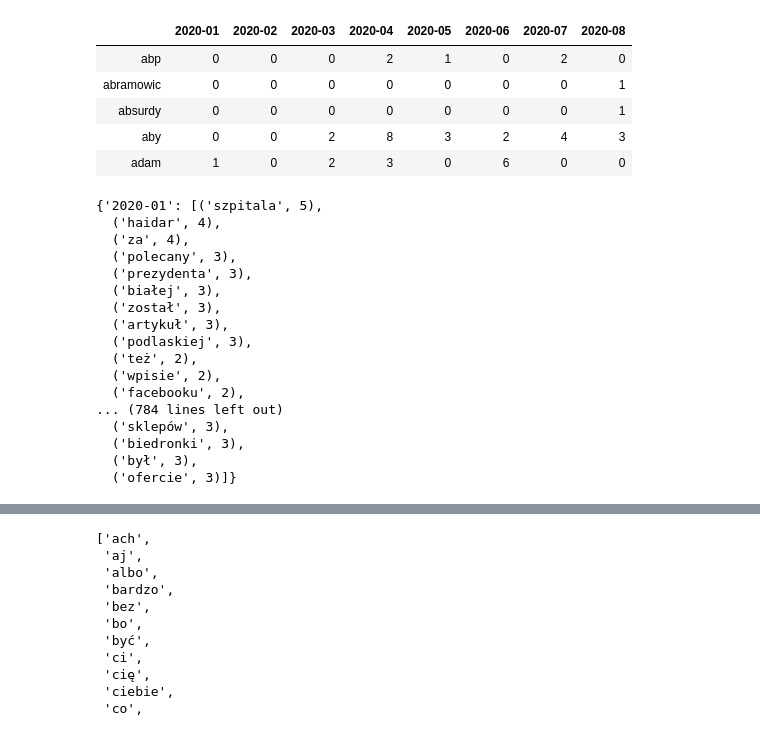
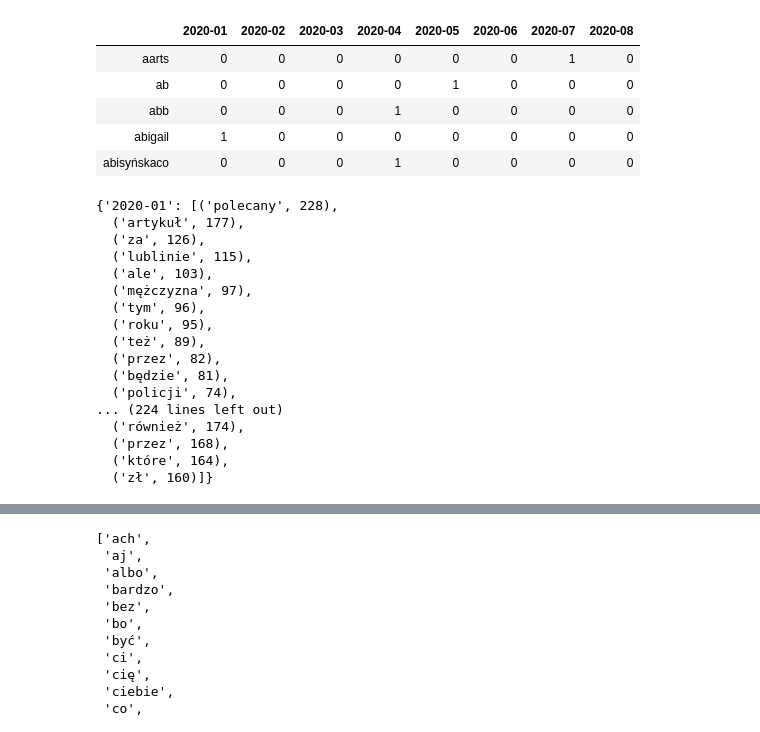
Before and after one commit to PGatak/nlp_se_koronawirus, a Jupyter notebook: exploratory_data_analysis.ipynb, the cells around one changed output, grey strips where cells are left out. Cells and saved outputs as stored; diff of their text form; code cells hidden in the pictures.

```diff
--- a/exploratory_data_analysis.ipynb
+++ b/exploratory_data_analysis.ipynb
@@ -1,41 +1,41 @@
 # %%
 import pandas as pd
 
-data = pd.read_pickle('dtm.pkl')
+data = pd.read_pickle('datasets/3_dtm.pkl')
 data = data.transpose()
 data.head()
 # %% [output]
 |  | 2020-01 | 2020-02 | 2020-03 | 2020-04 | 2020-05 | 2020-06 | 2020-07 | 2020-08 |
-| abp | 0 | 0 | 0 | 2 | 1 | 0 | 2 | 0 |
-| abramowic | 0 | 0 | 0 | 0 | 0 | 0 | 0 | 1 |
-| absurdy | 0 | 0 | 0 | 0 | 0 | 0 | 0 | 1 |
-| aby | 0 | 0 | 2 | 8 | 3 | 2 | 4 | 3 |
-| adam | 1 | 0 | 2 | 3 | 0 | 6 | 0 | 0 |
+| aarts | 0 | 0 | 0 | 0 | 0 | 0 | 1 | 0 |
+| ab | 0 | 0 | 0 | 0 | 1 | 0 | 0 | 0 |
+| abb | 0 | 0 | 0 | 1 | 0 | 0 | 0 | 0 |
+| abigail | 1 | 0 | 0 | 0 | 0 | 0 | 0 | 0 |
+| abisyńskaco | 0 | 0 | 0 | 1 | 0 | 0 | 0 | 0 |
 # %%
 top_dict = {}
 for c in data.columns:
-    top = data[c].sort_values(ascending=False).head(100)
+    top = data[c].sort_values(ascending=False).head(30)
     top_dict[c]= list(zip(top.index, top.values))
 
 top_dict
 # %% [output]
-{'2020-01': [('szpitala', 5),
-  ('haidar', 4),
-  ('za', 4),
-  ('polecany', 3),
-  ('prezydenta', 3),
-  ('białej', 3),
-  ('został', 3),
-  ('artykuł', 3),
-  ('podlaskiej', 3),
-  ('też', 2),
-  ('wpisie', 2),
-  ('facebooku', 2),
-... (784 lines left out)
-  ('sklepów', 3),
-  ('biedronki', 3),
-  ('był', 3),
-  ('ofercie', 3)]}
+{'2020-01': [('polecany', 228),
+  ('artykuł', 177),
+  ('za', 126),
+  ('lublinie', 115),
+  ('ale', 103),
+  ('mężczyzna', 97),
+  ('tym', 96),
+  ('roku', 95),
+  ('też', 89),
+  ('przez', 82),
+  ('będzie', 81),
+  ('policji', 74),
+... (224 lines left out)
+  ('również', 174),
+  ('przez', 168),
+  ('które', 164),
+  ('zł', 160)]}
 # %%
 for date, top_words in top_dict.items():
     print(date)
```
Also changed, not shown: parts of 5 cells of this notebook, 5 other files.
